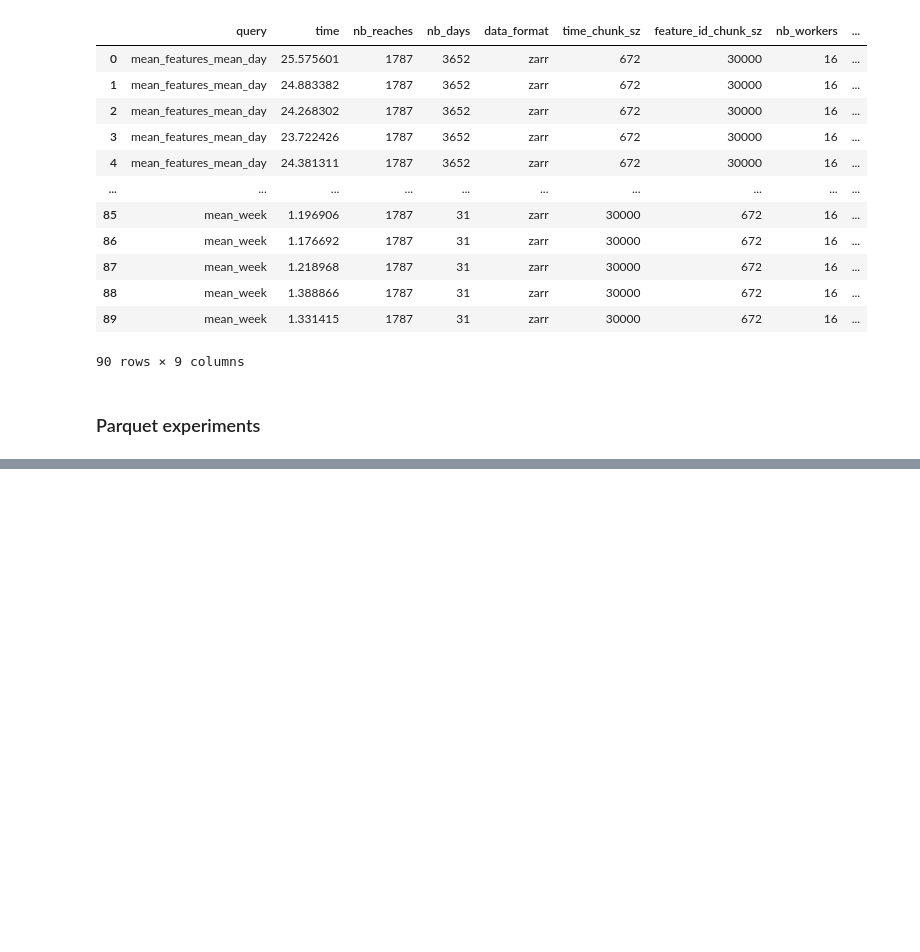
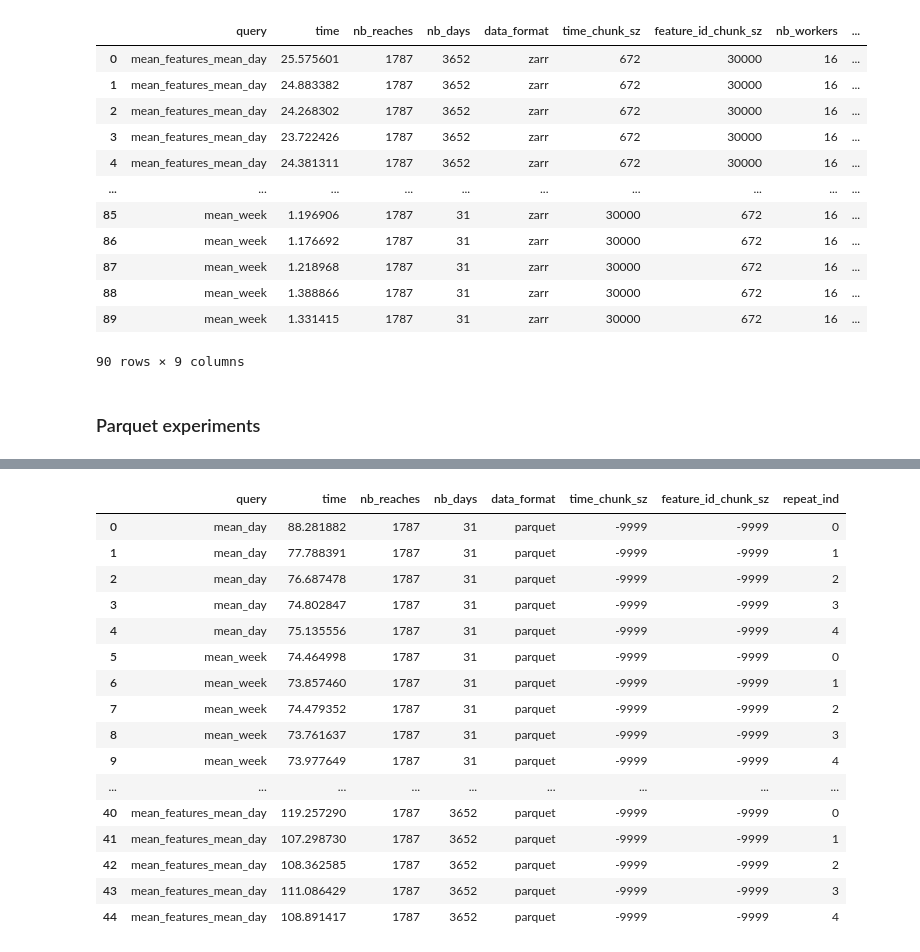
Before and after one commit to azavea/noaa-hydro-data, a Jupyter notebook: src/esip-2022-presentation/benchmark_queries.ipynb, the cells around one changed output, grey strips where cells are left out. Drawn from its saved outputs; the diff is of its cells as text; code cells hidden in the pictures; blank space fills up the shorter version.

```diff
--- a/src/esip-2022-presentation/benchmark_queries.ipynb
+++ b/src/esip-2022-presentation/benchmark_queries.ipynb
@@ -31,7 +31,7 @@ def get_json(uri):
 # Connect to existing cluster using cluster.name
 
 # This constant needs to be set!
-cluster_name = 'daskhub.851dc0d79d8e47d18eda105454dade7e'
+cluster_name = ''
 gateway = Gateway()
 cluster = gateway.connect(cluster_name)
 client = cluster.get_client()
@@ -184,7 +184,8 @@ df
 # A map from query nicknames to functions that execute the query.
 query_map = {
     'mean_day': (lambda df: df.groupby(df.index.dayofyear).streamflow.mean().values.compute()),
-    'mean_week': (lambda df: df.groupby(df.index.weekofyear).streamflow.mean().values.compute())
+    'mean_week': (lambda df: df.groupby(df.index.weekofyear).streamflow.mean().values.compute()),
+    'mean_features_mean_day': (lambda df: df.groupby(['feature_id',df.index.dayofyear]).streamflow.mean().values.compute()),
 }
 data_format = 'parquet'
 
@@ -193,14 +194,6 @@ parq_uri = 's3://azavea-noaa-hydro-data/esip-experiments/datasets/reanalysis-chr
 parq_uris = [parq_uri]
 
 parq_results_uri = ''
-# %%
-# Run this block to configure a small set of experiments for testing purposes.
-# This is useful since the Parquet experiments run so slowly currently.
-nb_repeats = 1
-query_map = {'mean_day': query_map['mean_day']}
-time_ranges = [
-    slice('1990-01-01', '1990-02-01'),
-]
 # %%
 %%time
 
@@ -267,0 +242,23 @@ df
+# %%
+parq_results_uri = 's3://azavea-noaa-hydro-data/esip-experiments/benchmarks/vl/07-20-2022c.csv'
+results = pd.DataFrame(parq_exp_rows)
+results.to_csv(parq_results_uri)
+results
+# %% [output]
+|  | query | time | nb_reaches | nb_days | data_format | time_chunk_sz | feature_id_chunk_sz | repeat_ind |
+| 0 | mean_day | 88.281882 | 1787 | 31 | parquet | -9999 | -9999 | 0 |
+| 1 | mean_day | 77.788391 | 1787 | 31 | parquet | -9999 | -9999 | 1 |
+| 2 | mean_day | 76.687478 | 1787 | 31 | parquet | -9999 | -9999 | 2 |
+| 3 | mean_day | 74.802847 | 1787 | 31 | parquet | -9999 | -9999 | 3 |
+| 4 | mean_day | 75.135556 | 1787 | 31 | parquet | -9999 | -9999 | 4 |
+| 5 | mean_week | 74.464998 | 1787 | 31 | parquet | -9999 | -9999 | 0 |
+| 6 | mean_week | 73.857460 | 1787 | 31 | parquet | -9999 | -9999 | 1 |
+| 7 | mean_week | 74.479352 | 1787 | 31 | parquet | -9999 | -9999 | 2 |
+| 8 | mean_week | 73.761637 | 1787 | 31 | parquet | -9999 | -9999 | 3 |
+| 9 | mean_week | 73.977649 | 1787 | 31 | parquet | -9999 | -9999 | 4 |
+| ... | ... | ... | ... | ... | ... | ... | ... | ... |
+| 40 | mean_features_mean_day | 119.257290 | 1787 | 3652 | parquet | -9999 | -9999 | 0 |
+| 41 | mean_features_mean_day | 107.298730 | 1787 | 3652 | parquet | -9999 | -9999 | 1 |
+| 42 | mean_features_mean_day | 108.362585 | 1787 | 3652 | parquet | -9999 | -9999 | 2 |
+| 43 | mean_features_mean_day | 111.086429 | 1787 | 3652 | parquet | -9999 | -9999 | 3 |
+| 44 | mean_features_mean_day | 108.891417 | 1787 | 3652 | parquet | -9999 | -9999 | 4 |
```
Also changed, not shown: parts of 2 cells of this notebook, 3 other files.
